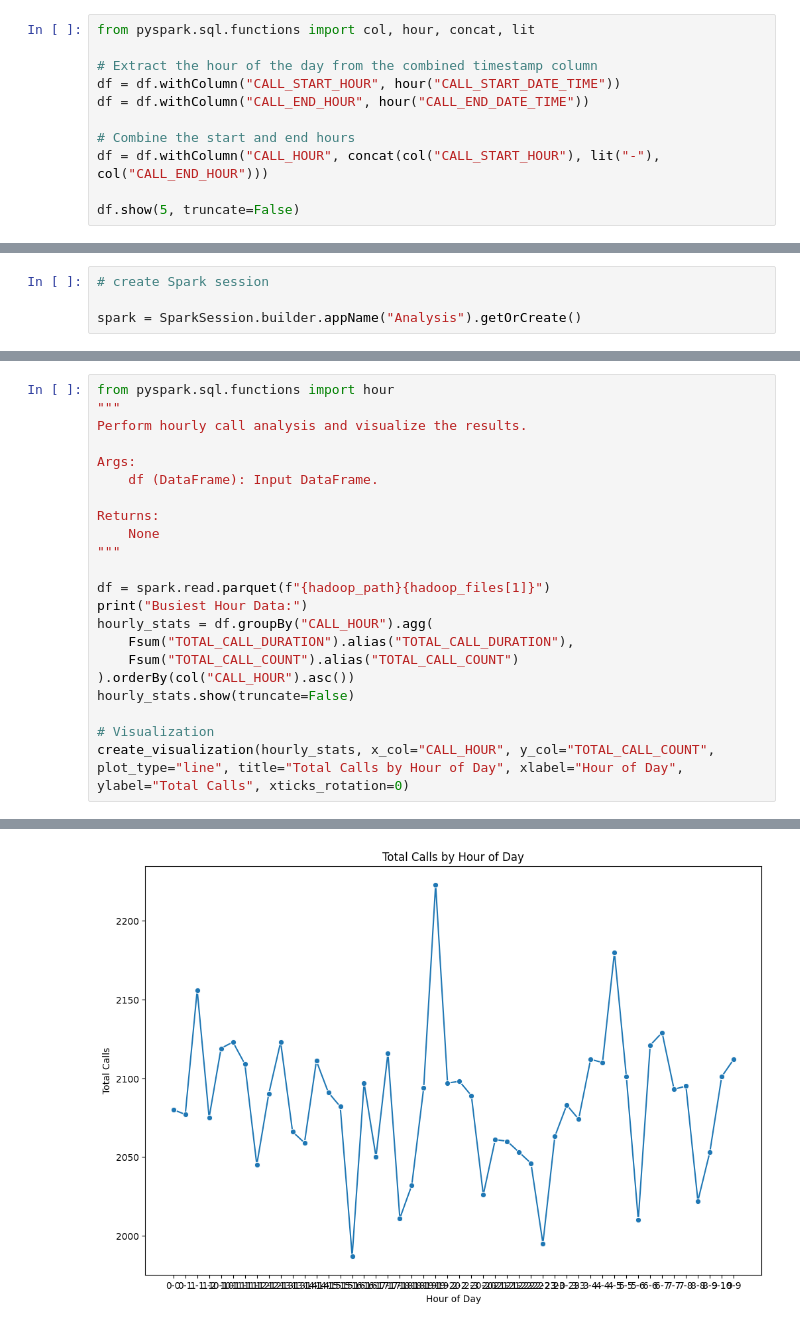
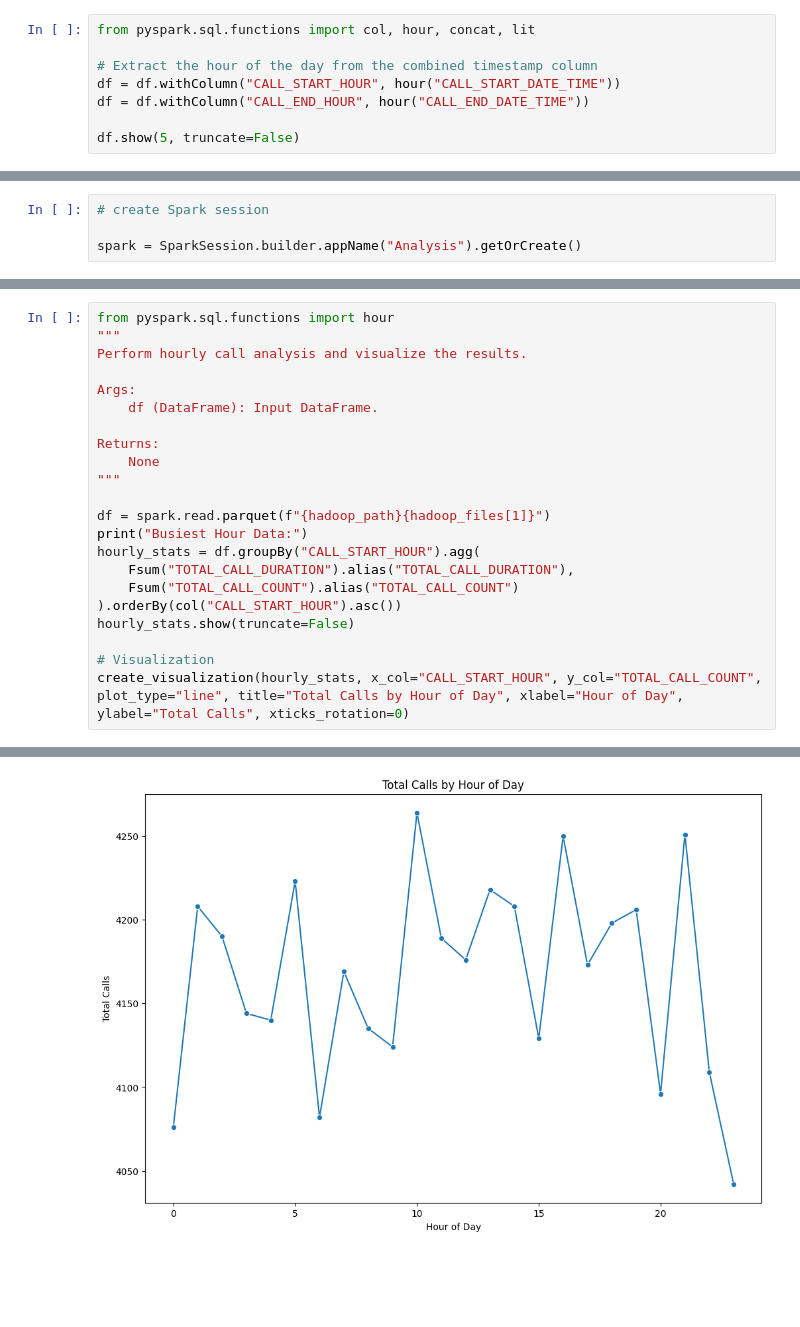
Before and after one commit to hirushiharan/tele-traffic-analysis, a Jupyter notebook: notebooks/tele_traffic_analysis.ipynb, the cells around one changed output, grey strips where cells are left out. Saved outputs shown, nothing was run; the diff lists cells and outputs as text; blank space fills up the shorter version.

```diff
--- a/notebooks/tele_traffic_analysis.ipynb
+++ b/notebooks/tele_traffic_analysis.ipynb
@@ -192,8 +180,5 @@ from pyspark.sql.functions import col, hour, concat, lit
 df = df.withColumn("CALL_START_HOUR", hour("CALL_START_DATE_TIME"))
 df = df.withColumn("CALL_END_HOUR", hour("CALL_END_DATE_TIME"))
 
-# Combine the start and end hours
-df = df.withColumn("CALL_HOUR", concat(col("CALL_START_HOUR"), lit("-"), col("CALL_END_HOUR")))
-
 df.show(5, truncate=False)
 # %% [output]
@@ -573,13 +551,13 @@ Returns:
 
 df = spark.read.parquet(f"{hadoop_path}{hadoop_files[1]}")
 print("Busiest Hour Data:")
-hourly_stats = df.groupBy("CALL_HOUR").agg(
+hourly_stats = df.groupBy("CALL_START_HOUR").agg(
     Fsum("TOTAL_CALL_DURATION").alias("TOTAL_CALL_DURATION"),
     Fsum("TOTAL_CALL_COUNT").alias("TOTAL_CALL_COUNT")
-).orderBy(col("CALL_HOUR").asc())
+).orderBy(col("CALL_START_HOUR").asc())
 hourly_stats.show(truncate=False)
 
 # Visualization
-create_visualization(hourly_stats, x_col="CALL_HOUR", y_col="TOTAL_CALL_COUNT", plot_type="line", title="Total Calls by Hour of Day", xlabel="Hour of Day", ylabel="Total Calls", xticks_rotation=0)
+create_visualization(hourly_stats, x_col="CALL_START_HOUR", y_col="TOTAL_CALL_COUNT", plot_type="line", title="Total Calls by Hour of Day", xlabel="Hour of Day", ylabel="Total Calls", xticks_rotation=0)
 # %% [output]
 Busiest Hour Data:
@@ -601,5 +579,5 @@ Busiest Hour Data:
 only showing top 20 rows
-[figure, old version]
+[figure, new version]
 # %%
 from pyspark.sql.functions import to_date, date_format
 
```
Also changed, not shown: parts of 30 cells of this notebook.
